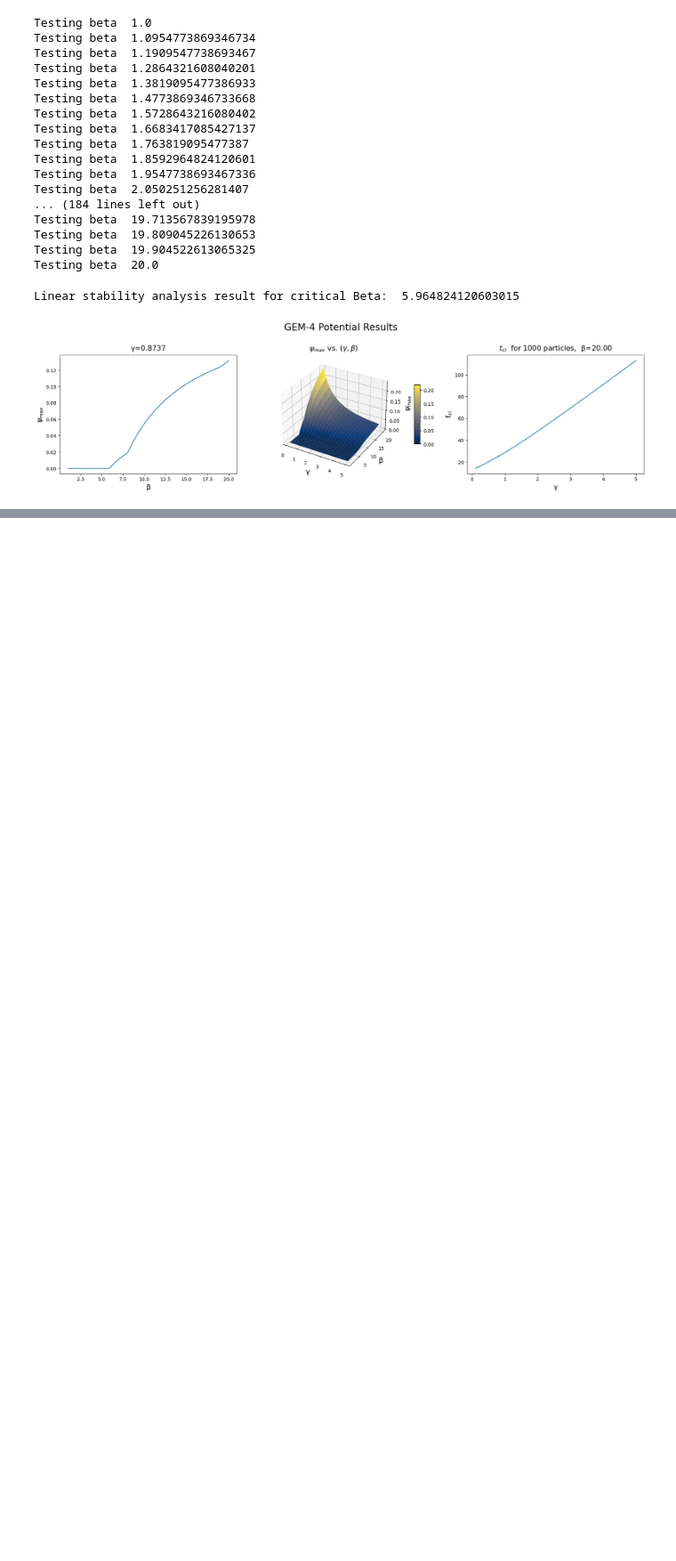
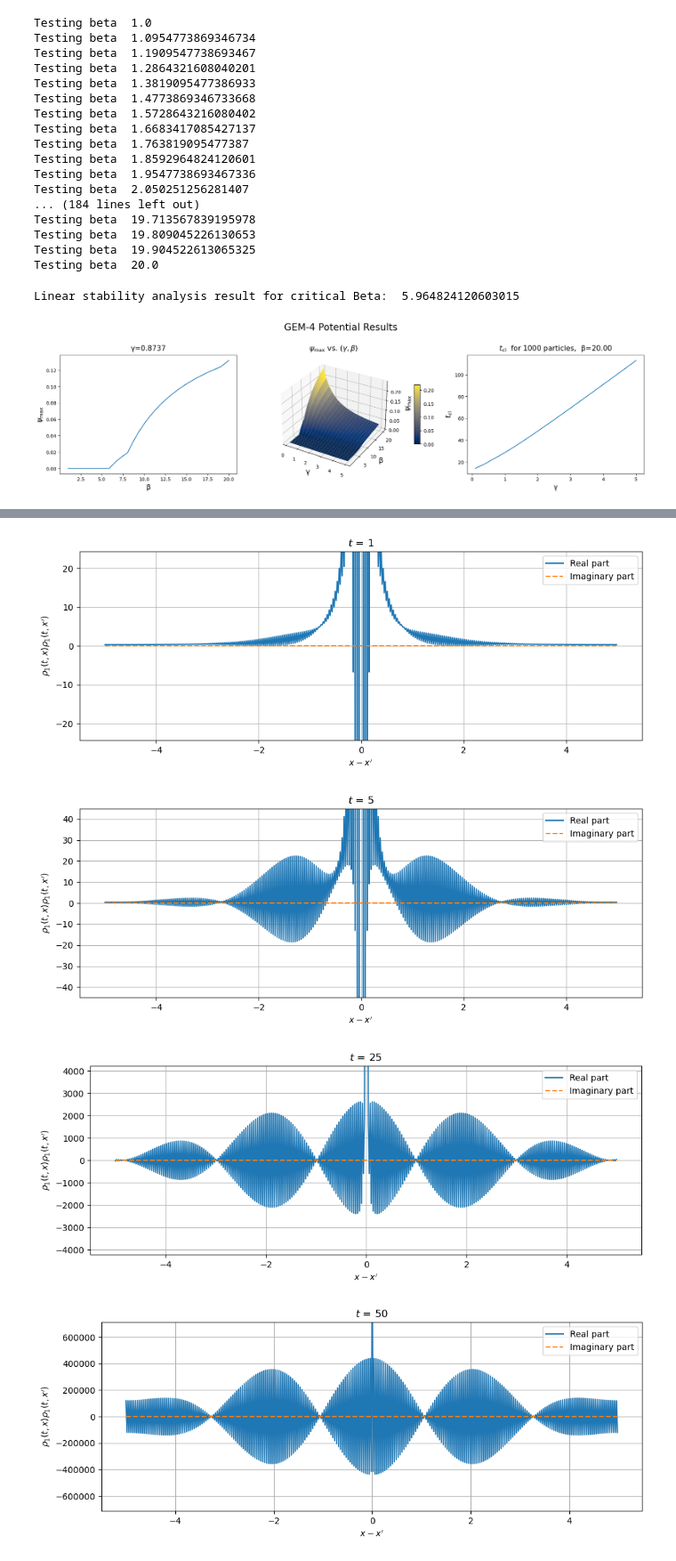
Before and after one commit to SchroedingersLion/Cluster-Formation-in-Diffusive-Systems, a Jupyter notebook: spectral_radius_A.ipynb, the cells around one changed output, grey strips where cells are left out. Shown at 89% size. Saved outputs shown, nothing was run; the diff lists cells and outputs as text; code cells hidden in the pictures; blank space fills up the shorter version.

Commit message:
added first half of fluctuation analysis

```diff
--- a/spectral_radius_A.ipynb
+++ b/spectral_radius_A.ipynb
@@ -384,0 +478,51 @@ plot_results(beta_list, gamma_list, spectral_radius, gamma_idx, "GEM-4 Potential
+# %%
+# Parameters.
+N = 512       # Number of Fourier modes  to consider.
+dim = 25      # Number of rows/cols of matrix A to consider.
+gamma = 1.0
+beta = 25
+W_hat = W_hat_gauss  # Fourier transform of Gauss interaction (see previous section).
+
+
+k_list = 2 * np.pi * np.fft.fftfreq(N, d=L / N) # List of wavenumbers to consider.
+# %%
+## Time t=1.
+t = 1
+
+f_hat = get_fourier_coefficient_list(k_list, t, L, dim, beta, gamma, W_hat)  # Get E(||c(k,t)||^2) for each k.
+
+plot_fluctuation_real_space(f_hat, t) # Plot results in real space.
+
+
+
+## Time t=5.
+t = 5
+
+f_hat = get_fourier_coefficient_list(k_list, t, L, dim, beta, gamma, W_hat)
+plot_fluctuation_real_space(f_hat, t)
+
+
+## Time t=25.
+t = 25
+
+f_hat = get_fourier_coefficient_list(k_list, t, L, dim, beta, gamma, W_hat)
+plot_fluctuation_real_space(f_hat, t)
+
+
+## Time t=50.
+t = 50
+
+f_hat = get_fourier_coefficient_list(k_list, t, L, dim, beta, gamma, W_hat)
+plot_fluctuation_real_space(f_hat, t)
+
+
+## Time t=100.
+t = 100
+
+f_hat = get_fourier_coefficient_list(k_list, t, L, dim, beta, gamma, W_hat)
+plot_fluctuation_real_space(f_hat, t)
+# %% [output]
+[figure, added]
+[figure, added]
+[figure, added]
+[figure, added]
```
Also changed, not shown: parts of 13 cells of this notebook.
